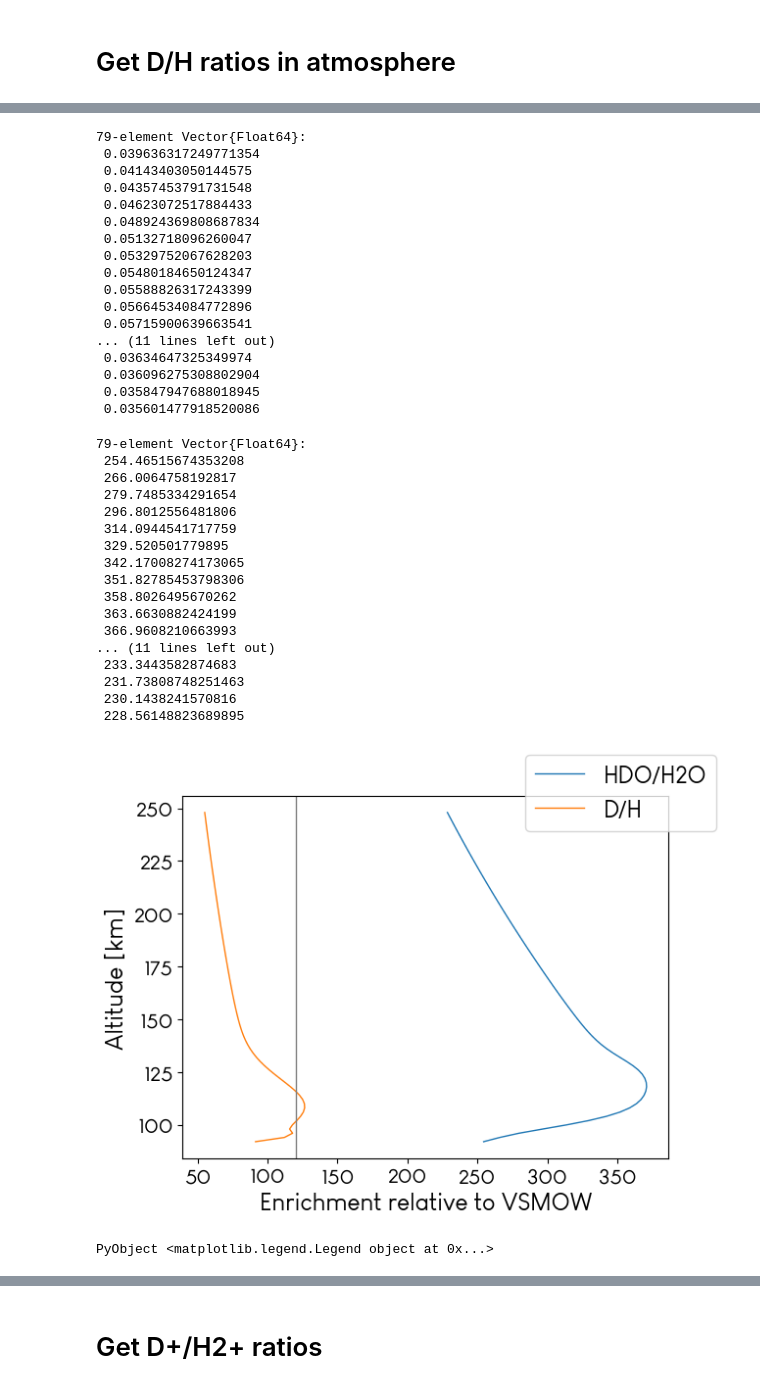
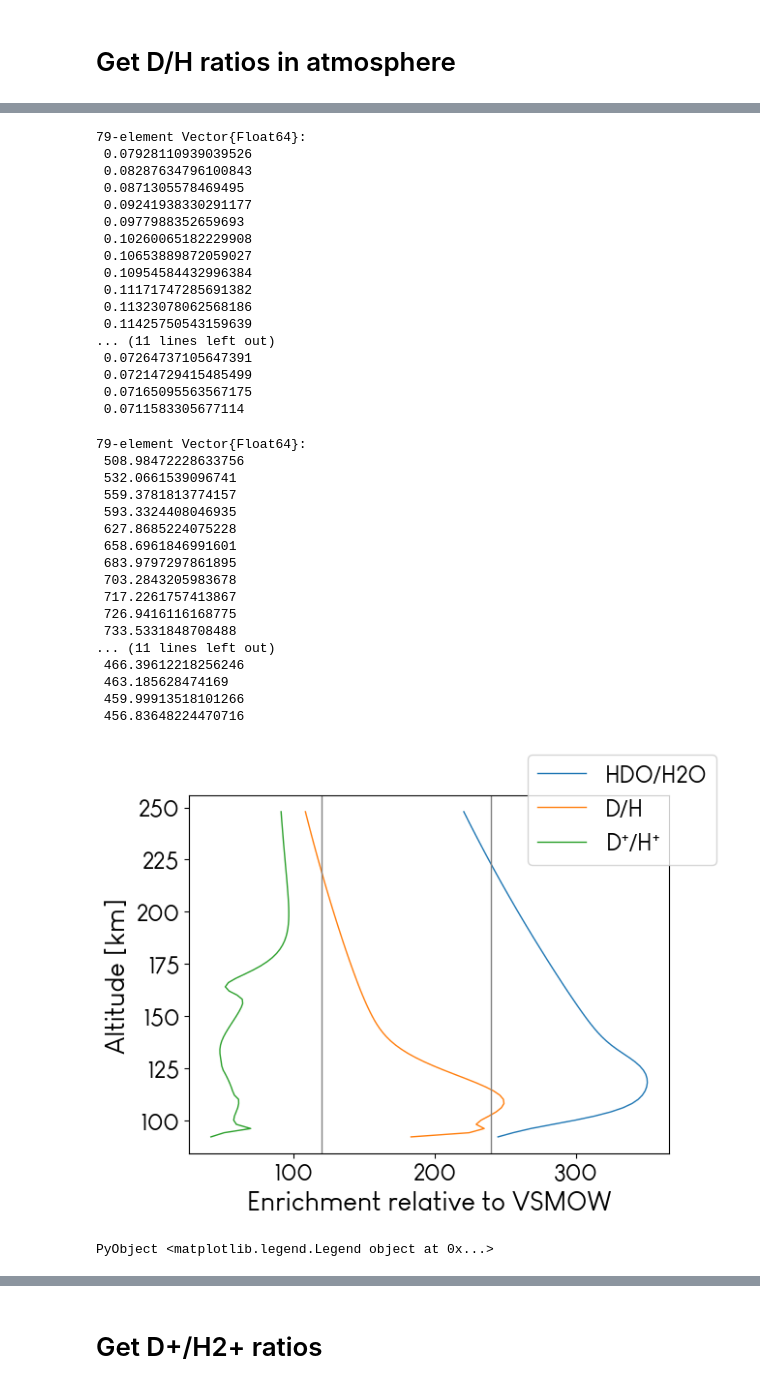
Before and after one commit to emcangi/VenusPhotochemistry, a Jupyter notebook: ! Venus Results.ipynb, the cells around one changed output, grey strips where cells are left out. Cells and saved outputs as stored; diff of their text form; code cells hidden in the pictures.

Commit message:
plotting updates

```diff
--- a/! Venus Results.ipynb
+++ b/! Venus Results.ipynb
@@ -128,9 +128,11 @@ all_result_plot_folder = "$(@__DIR__)/../Results/FirstLook_Plots/"
 # %% [output]
 "/home/mike/Documents/Proposals/2023_Venus_H/ion_model/VenusPhotochemistry/../Results/FirstLook_Plots/"
 # %%
-#mean_folder = results_dir*"I-Ts735Tm170Te290-W1e-6-Smean_c1JKkl1M_venus_initial_convergence_v0.7/"  # fixed BC sign convention, Ar transport
-mean_folder = results_dir*"I-Ts735Tm170Te290-W1e-6-Smean_9yCawIou_venus_initial_convergence_v0.7/"  # fixed temps
-mean_folder = results_dir*"I-Ts735Tm170Te290-W1e-6-Smean_n8eMVDoI_venus_initial_convergence_v0.7/"  # doubled HDO/H2O at lower boundary
+# #mean_folder = results_dir*"I-Ts735Tm170Te290-W1e-6-Smean_c1JKkl1M_venus_initial_convergence_v0.7/"  # fixed BC sign convention, Ar transport
+# #mean_folder = results_dir*"I-Ts735Tm170Te290-W1e-6-Smean_9yCawIou_venus_initial_convergence_v0.7/"  # fixed temps
+# mean_folder = results_dir*"I-Ts735Tm170Te290-W1e-6-Smean_n8eMVDoI_venus_initial_convergence_v0.7/"  # doubled HDO/H2O at lower boundary
+#mean_folder = results_dir*"I-Ts735Tm170Te290-W1e-6-Smean_DgDSrEJ4_venus_initial_convergence_v0.7/" # fixed [HDO]/2[H2O] error
+mean_folder = results_dir*"I-Ts735Tm170Te290-W1e-6-Smean_vGFd5b0a_venus_initial_convergence_v0.7/" # doubled HDO/H2O at lower boundary
 mean_atm = get_ncurrent(mean_folder*"/final_atmosphere.h5");
 
 vardict = load_from_paramlog(mean_folder);
@@ -503,56 +565,58 @@ mean_atm[:D]./mean_atm[:H]
 (mean_atm[:HDO]./mean_atm[:H2O])
 # %% [output]
 79-element Vector{Float64}:
- 0.039636317249771354
- 0.04143403050144575
- 0.04357453791731548
- 0.04623072517884433
- 0.048924369808687834
- 0.05132718096260047
- 0.05329752067628203
- 0.05480184650124347
- 0.05588826317243399
- 0.05664534084772896
- 0.05715900639663541
+ 0.07928110939039526
+ 0.08287634796100843
+ 0.0871305578469495
+ 0.09241938330291177
+ 0.0977988352659693
+ 0.10260065182229908
+ 0.10653889872059027
+ 0.10954584432996384
+ 0.11171747285691382
+ 0.11323078062568186
+ 0.11425750543159639
 ... (11 lines left out)
- 0.03634647325349974
- 0.036096275308802904
- 0.035847947688018945
- 0.035601477918520086
+ 0.07264737105647391
+ 0.07214729415485499
+ 0.07165095563567175
+ 0.0711583305677114
 # %%
 (mean_atm[:HDO]./mean_atm[:H2O])/(1/6420)
 # %% [output]
 79-element Vector{Float64}:
- 254.46515674353208
- 266.0064758192817
- 279.7485334291654
- 296.8012556481806
- 314.0944541717759
- 329.520501779895
- 342.17008274173065
- 351.82785453798306
- 358.8026495670262
- 363.6630882424199
- 366.9608210663993
+ 508.98472228633756
+ 532.0661539096741
+ 559.3781813774157
+ 593.3324408046935
+ 627.8685224075228
+ 658.6961846991601
+ 683.9797297861895
+ 703.2843205983678
+ 717.2261757413867
+ 726.9416116168775
+ 733.5331848708488
 ... (11 lines left out)
- 233.3443582874683
- 231.73808748251463
- 230.1438241570816
- 228.56148823689895
+ 466.39612218256246
+ 463.185628474169
+ 459.99913518101266
+ 456.83648224470716
 # %%
 fig, ax = subplots(1,1)
-ax.plot((mean_atm[:HDO]./mean_atm[:H2O])/(1/6420), alt[2:end-1]/1e5, label="HDO/H2O")
+ax.plot((mean_atm[:HDO]./(2.0.*mean_atm[:H2O] .+ mean_atm[:HDO]))/(1/6420), alt[2:end-1]/1e5, label="HDO/H2O")
 ax.plot((mean_atm[:D]./mean_atm[:H])/(1/6420), alt[2:end-1]/1e5, label="D/H")
+ax.plot((mean_atm[:Dpl]./mean_atm[:Hpl])/(1/6420), alt[2:end-1]/1e5, label=L"D$^{+}$/H$^{+}$")
 ax.set_ylabel("Altitude [km]")
 ax.set_xlabel("Enrichment relative to VSMOW")
 ax.axvline(120, color="0.5")
+ax.axvline(240, color="0.5")
 fig.legend()
 #ax.set_xlim(0,4)
 #ax.set_xscale("log")
 #ax.set_xlim(0.1,10)
 #ax.set_ylim(150,250)
 # %% [output]
-[figure, old version]
+[figure, new version]
 PyObject <matplotlib.legend.Legend object at 0x...>
 # %% [markdown]
 These results indicate that HDO/H2O is expected to be about 5x as enriched in D as the atomic species, potentially resolving the discrepancy between remote sensing and in-situ measurements of water D/H and the Bertaux&Clarke1989 remote sensing measurement of very little thermospheric D.
```
Also changed, not shown: parts of 44 cells of this notebook.
